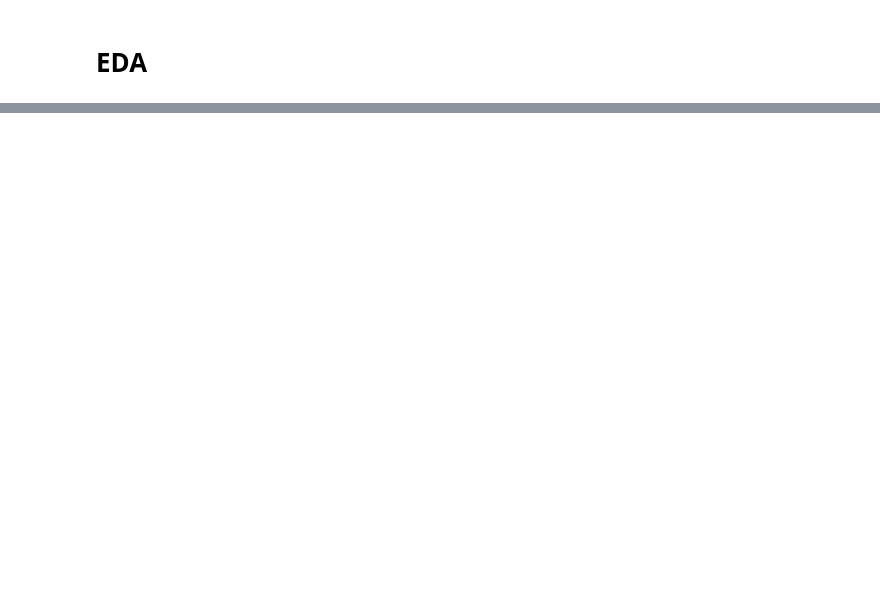
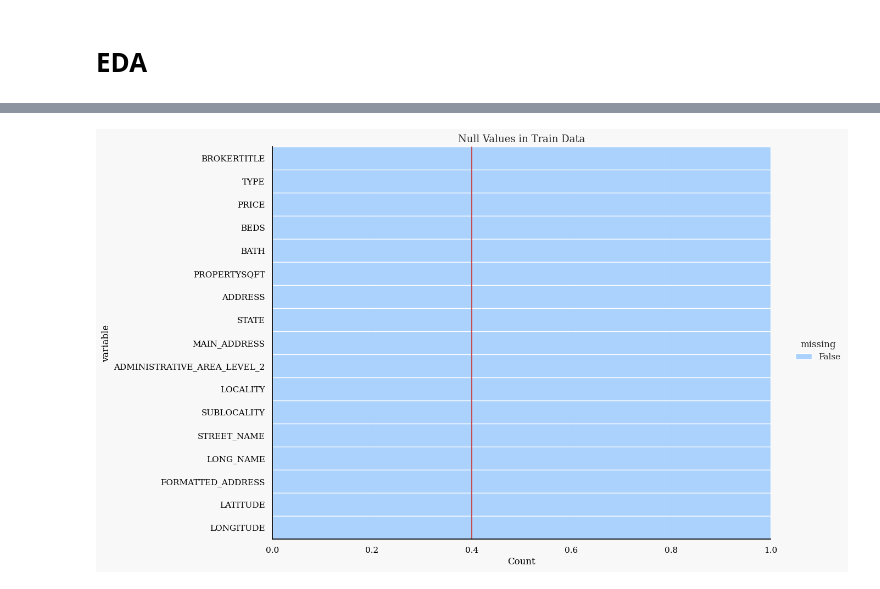
Before and after one commit to EviIius/6211_Advanced_BA, a Jupyter notebook: BA_Project/Work.ipynb, the cells around one changed output, grey strips where cells are left out. Saved outputs shown, nothing was run; the diff lists cells and outputs as text; code cells hidden in the pictures; blank space fills up the shorter version.

```diff
--- a/BA_Project/Work.ipynb
+++ b/BA_Project/Work.ipynb
@@ -285,0 +285,28 @@ DriverError: Unable to open tl_2019_us_zcta510.shx or tl_2019_us_zcta510.SHX. Se
+# %%
+rc = {
+    "axes.facecolor": "#F8F8F8",
+    "figure.facecolor": "#F8F8F8",
+    "axes.edgecolor": "#000000",
+    "grid.color": "#EBEBE7" + "30",
+    "font.family": "serif",
+    "axes.labelcolor": "#000000",
+    "xtick.color": "#000000",
+    "ytick.color": "#000000",
+    "grid.alpha": 0.4,
+}
+
+sns.set(rc=rc)
+palette = ['#302c36', '#037d97', '#E4591E', '#C09741',
+           '#EC5B6D', '#90A6B1', '#6ca957', '#D8E3E2']
+
+from colorama import Style, Fore
+blk = Style.BRIGHT + Fore.BLACK
+mgt = Style.BRIGHT + Fore.MAGENTA
+red = Style.BRIGHT + Fore.RED
+blu = Style.BRIGHT + Fore.BLUE
+res = Style.RESET_ALL
+
+plt.style.use('seaborn-v0_8-pastel')
+# %%
+df = pd.read_csv('NY-House-Dataset.csv')
+df.head()
@@ -285,0 +320,16 @@ DriverError: Unable to open tl_2019_us_zcta510.shx or tl_2019_us_zcta510.SHX. Se
+# %%
+sns.displot(data=df.isnull().melt(value_name='missing'),
+    y='variable',
+    hue='missing',
+    multiple='fill',
+    height=8,
+#     width=10,
+    aspect=1.6
+)
+
+# specifying a threshold value
+plt.axvline(0.4, color='r')
+plt.title('Null Values in Train Data', fontsize=13)
+plt.show()
+# %% [output]
+[figure, added]
```
Also changed, not shown: parts of 16 cells of this notebook.
